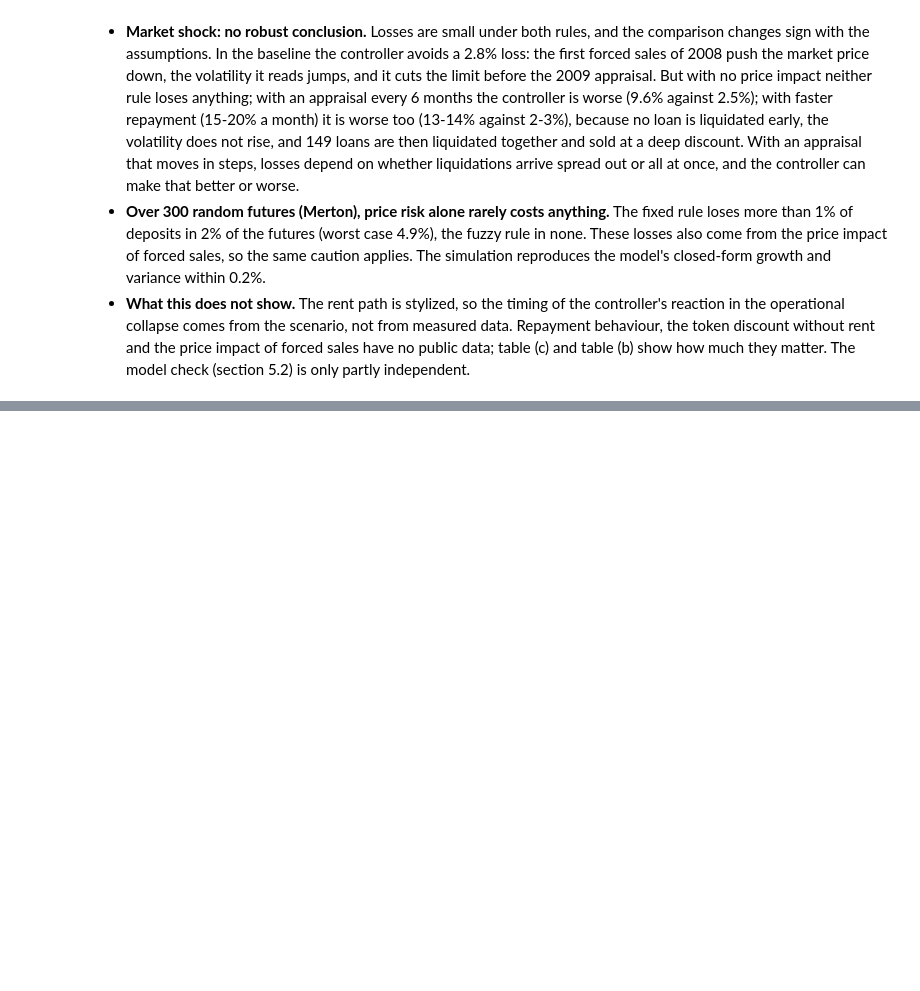
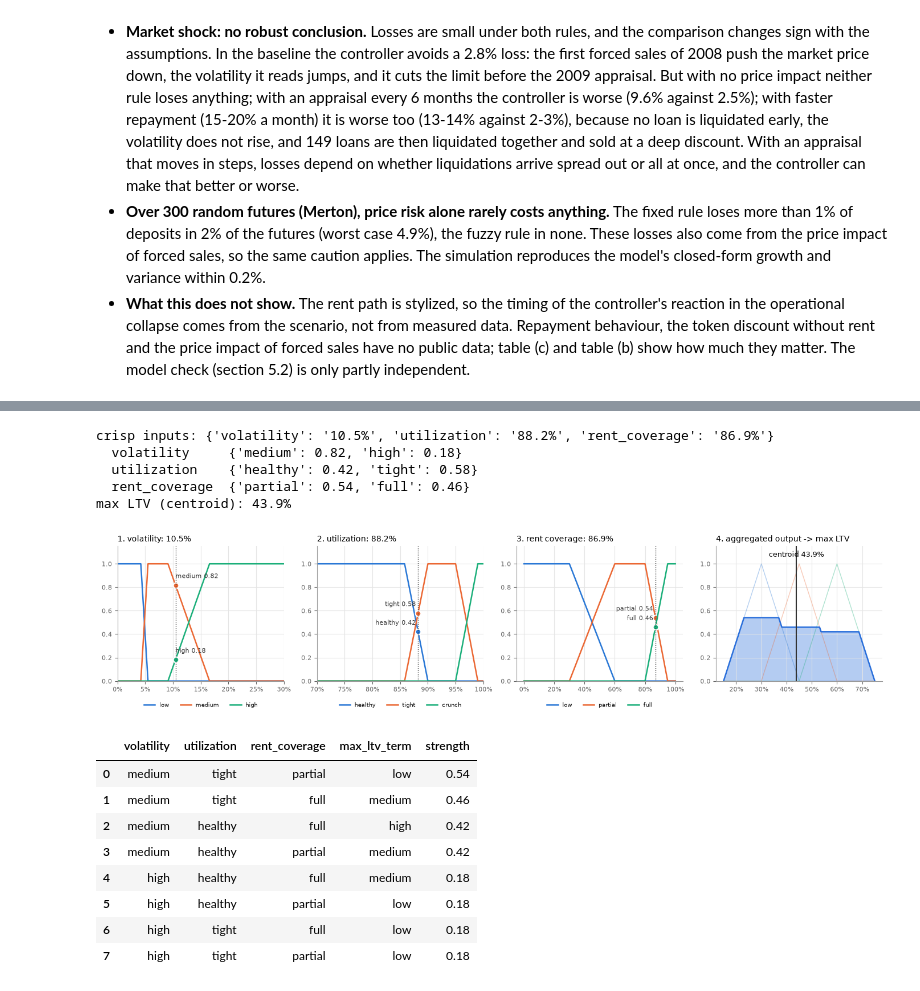
Before and after one commit to ChristopheAbelem/adaptive-ltv-rwa, a Jupyter notebook: 01_adaptive_ltv.ipynb, the cells around one changed output, grey strips where cells are left out. Cells and saved outputs as stored; diff of their text form; code cells hidden in the pictures; blank space fills up the shorter version.

```diff
--- a/01_adaptive_ltv.ipynb
+++ b/01_adaptive_ltv.ipynb
@@ -917,0 +962,33 @@ fuzzy             0.00                0.0               0.00     0.01
+# %%
+dates = operational_collapse().house_index.index
+trace = {}
+def recording(v, u, r):
+    d = CTRL.decide(v, u, r)
+    trace[len(trace)] = d
+    return d.max_ltv
+env.run(operational_collapse(), recording)
+d = trace[list(dates).index(pd.Timestamp("2025-07-01"))]
+
+print("crisp inputs:", {k: f"{v:.1%}" for k, v in d.inputs.items()})
+for name, mu in d.memberships.items():
+    print(f"  {name:14}", {t: round(x, 2) for t, x in mu.items() if x > 0})
+print(f"max LTV (centroid): {d.max_ltv:.1%}")
+plot_decision(CTRL, d)
+plt.show()
+active_rules(d).round(2)
+# %% [output]
+crisp inputs: {'volatility': '10.5%', 'utilization': '88.2%', 'rent_coverage': '86.9%'}
+  volatility     {'medium': 0.82, 'high': 0.18}
+  utilization    {'healthy': 0.42, 'tight': 0.58}
+  rent_coverage  {'partial': 0.54, 'full': 0.46}
+max LTV (centroid): 43.9%
+[figure, added]
+|  | volatility | utilization | rent_coverage | max_ltv_term | strength |
+| 0 | medium | tight | partial | low | 0.54 |
+| 1 | medium | tight | full | medium | 0.46 |
+| 2 | medium | healthy | full | high | 0.42 |
+| 3 | medium | healthy | partial | medium | 0.42 |
+| 4 | high | healthy | full | medium | 0.18 |
+| 5 | high | healthy | partial | low | 0.18 |
+| 6 | high | tight | full | low | 0.18 |
+| 7 | high | tight | partial | low | 0.18 |
```
Also changed, not shown: parts of 8 cells of this notebook, 10 other files.
